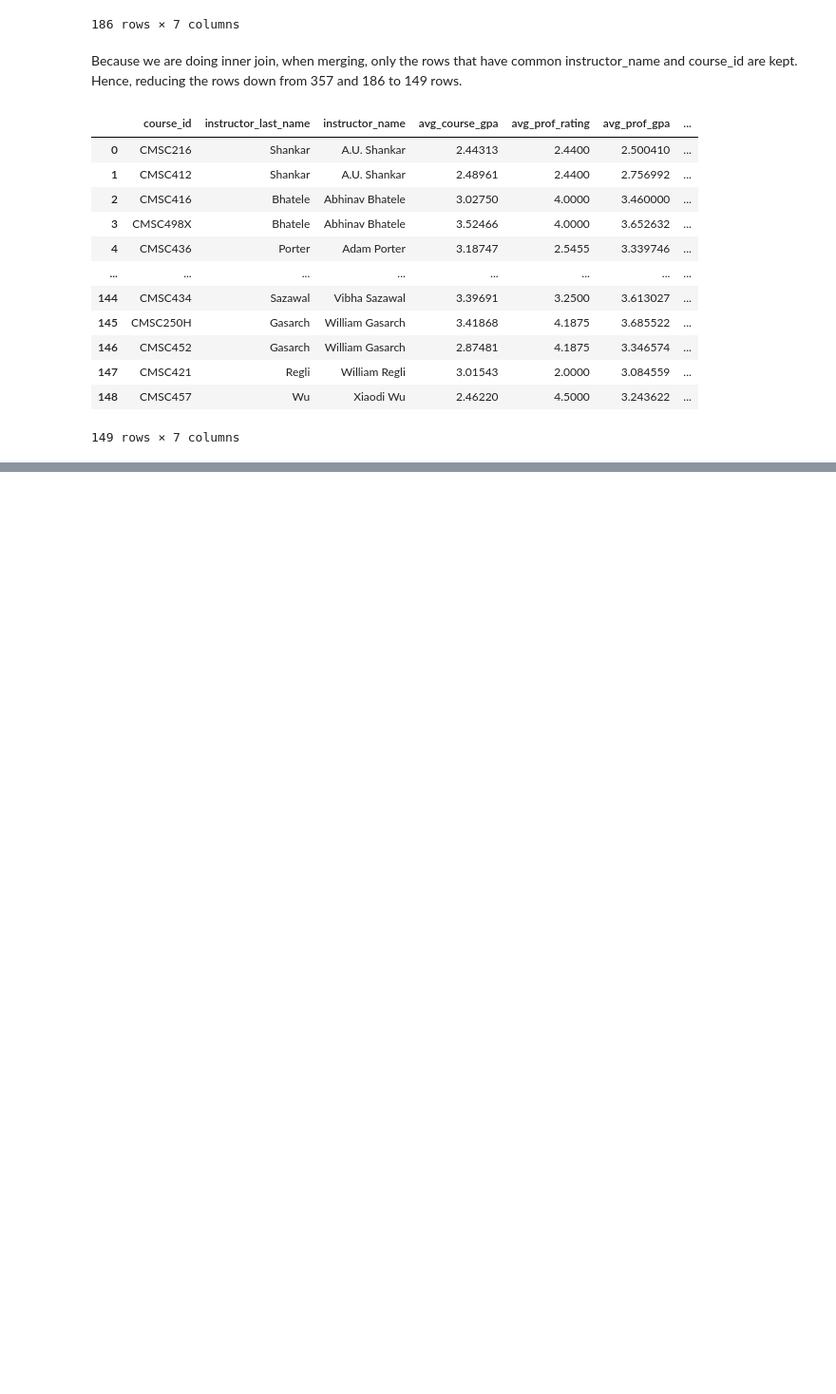
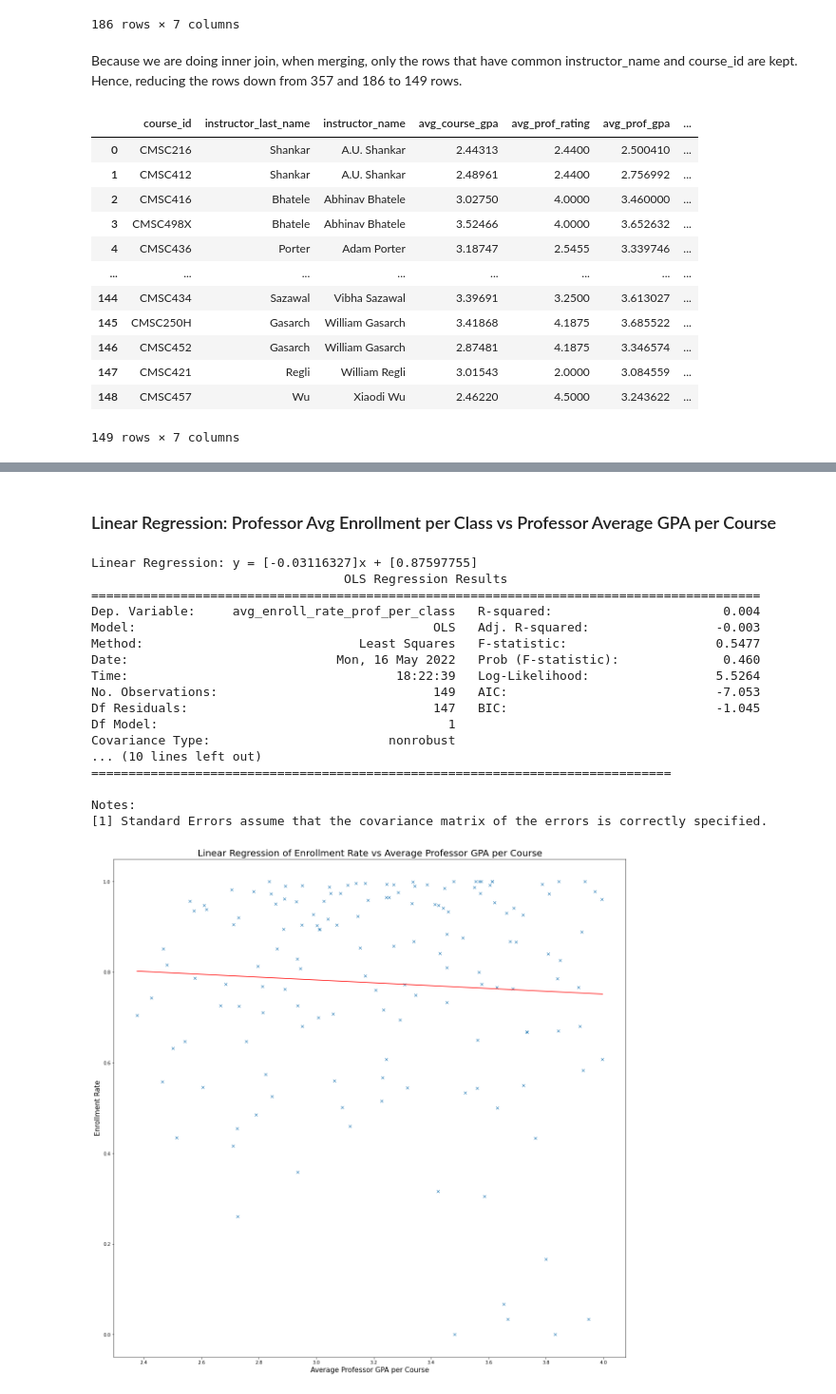
Before and after one commit to WesJD/cmsc320-final, a Jupyter notebook: project.ipynb, the cells around one changed output, grey strips where cells are left out. Shown: that part at 95% size. Saved outputs shown, nothing was run; the diff lists cells and outputs as text; code cells hidden in the pictures; blank space fills up the shorter version.

```diff
--- a/project.ipynb
+++ b/project.ipynb
@@ -668,0 +768,42 @@ masterDf
+# %% [markdown]
+### Linear Regression: Professor Avg Enrollment per Class vs Professor Average GPA per Course
+# %%
+X, Y = npMatrix[:,5], npMatrix[:,6]
+model = LinearRegression().fit(X,Y)
+slope_prof_gpa_per_course = model.coef_[0]
+b = model.intercept_
+
+print ("Linear Regression: y = {0}x + {1}".format(slope_prof_gpa_per_course, b))
+result = sm.ols(formula="avg_enroll_rate_prof_per_class ~ avg_prof_rating", data=masterDf).fit()
+print(result.summary())
+
+x_data = masterDf['avg_prof_gpa'].values
+y_data = masterDf ['avg_enroll_rate_prof_per_class'].values
+
+x1 = np.linspace(x_data.min(), x_data.max(), 100)
+y1 = x1*slope_prof_gpa_per_course+b
+plt.figure(figsize=(20,20))
+plt.plot(x_data, y_data,'x',x1,y1,'r')
+plt.title('Linear Regression of Enrollment Rate vs Average Professor GPA per Course', fontsize = 20)
+plt.xlabel("Average Professor GPA per Course", fontsize=15)
+plt.ylabel("Enrollment Rate", fontsize=15)
+plt.show()
+# %% [output]
+Linear Regression: y = [-0.03116327]x + [0.87597755]
+                                  OLS Regression Results
+==========================================================================================
+Dep. Variable:     avg_enroll_rate_prof_per_class   R-squared:                       0.004
+Model:                                        OLS   Adj. R-squared:                 -0.003
+Method:                             Least Squares   F-statistic:                    0.5477
+Date:                            Mon, 16 May 2022   Prob (F-statistic):              0.460
+Time:                                    18:22:39   Log-Likelihood:                 5.5264
+No. Observations:                             149   AIC:                            -7.053
+Df Residuals:                                 147   BIC:                            -1.045
+Df Model:                                       1
+Covariance Type:                        nonrobust
+... (10 lines left out)
+==============================================================================
+
+Notes:
+[1] Standard Errors assume that the covariance matrix of the errors is correctly specified.
+[figure, added]
```
Also changed, not shown: parts of 9 cells of this notebook, 1 other file.
